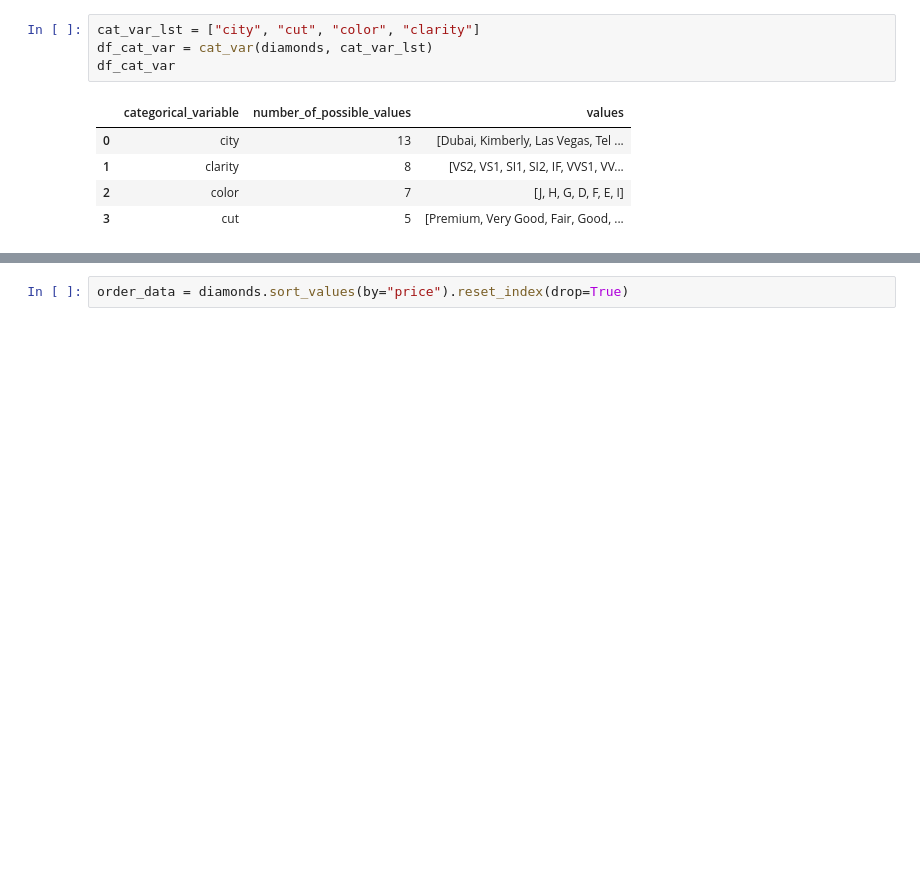
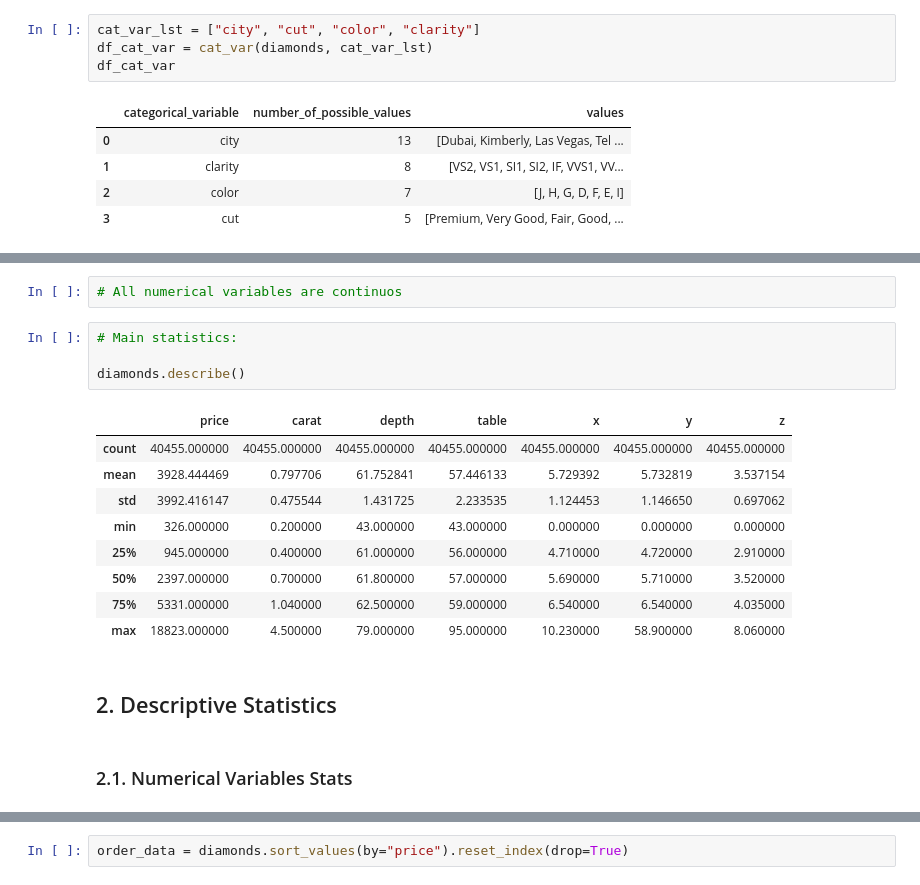
Before and after one commit to Kristinawk/EDA_Diamonds, a Jupyter notebook: notebooks/EDA.ipynb, the cells around one changed output, grey strips where cells are left out. Saved outputs shown, nothing was run; the diff lists cells and outputs as text; blank space fills up the shorter version.

```diff
--- a/notebooks/EDA.ipynb
+++ b/notebooks/EDA.ipynb
@@ -80 +98,21 @@ df_cat_var
+# %%
+# All numerical variables are continuos
+# %%
+# Main statistics:
+
+diamonds.describe()
+# %% [output]
+|  | price | carat | depth | table | x | y | z |
+| count | 40455.000000 | 40455.000000 | 40455.000000 | 40455.000000 | 40455.000000 | 40455.000000 | 40455.000000 |
+| mean | 3928.444469 | 0.797706 | 61.752841 | 57.446133 | 5.729392 | 5.732819 | 3.537154 |
+| std | 3992.416147 | 0.475544 | 1.431725 | 2.233535 | 1.124453 | 1.146650 | 0.697062 |
+| min | 326.000000 | 0.200000 | 43.000000 | 43.000000 | 0.000000 | 0.000000 | 0.000000 |
+| 25% | 945.000000 | 0.400000 | 61.000000 | 56.000000 | 4.710000 | 4.720000 | 2.910000 |
+| 50% | 2397.000000 | 0.700000 | 61.800000 | 57.000000 | 5.690000 | 5.710000 | 3.520000 |
+| 75% | 5331.000000 | 1.040000 | 62.500000 | 59.000000 | 6.540000 | 6.540000 | 4.035000 |
+| max | 18823.000000 | 4.500000 | 79.000000 | 95.000000 | 10.230000 | 58.900000 | 8.060000 |
+# %% [markdown]
+## 2. Descriptive Statistics
+# %% [markdown]
+### 2.1. Numerical Variables Stats
 # %%
```
Also changed, not shown: parts of 32 cells of this notebook.
